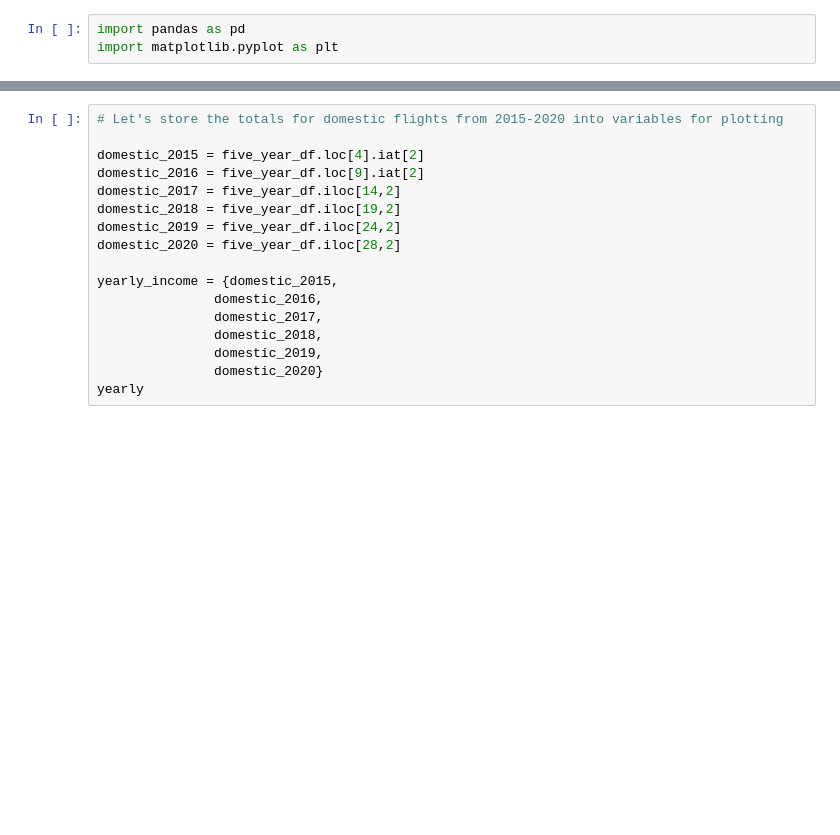
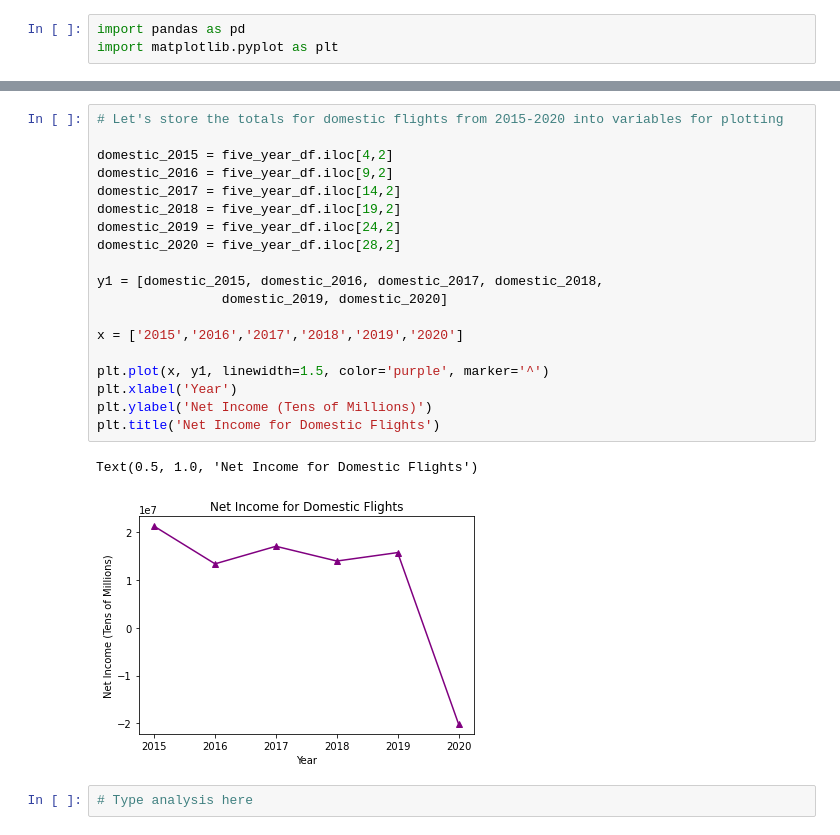
Before and after one commit to llhabers/Covid-19_Impact_on_the_US_Airline_Industry, a Jupyter notebook: mario/step-1- .ipynb, the cells around one changed output, grey strips where cells are left out. Drawn from its saved outputs; the diff is of its cells as text; blank space fills up the shorter version.

```diff
--- a/mario/step-1- .ipynb
+++ b/mario/step-1- .ipynb
@@ -42,17 +42,24 @@ five_year_df.head(10)
 # %%
 # Let's store the totals for domestic flights from 2015-2020 into variables for plotting
 
-domestic_2015 = five_year_df.loc[4].iat[2]
-domestic_2016 = five_year_df.loc[9].iat[2]
+domestic_2015 = five_year_df.iloc[4,2]
+domestic_2016 = five_year_df.iloc[9,2]
 domestic_2017 = five_year_df.iloc[14,2]
 domestic_2018 = five_year_df.iloc[19,2]
 domestic_2019 = five_year_df.iloc[24,2]
 domestic_2020 = five_year_df.iloc[28,2]
 
-yearly_income = {domestic_2015,
-               domestic_2016,
-               domestic_2017,
-               domestic_2018,
-               domestic_2019,
-               domestic_2020}
-yearly
+y1 = [domestic_2015, domestic_2016, domestic_2017, domestic_2018,
+                domestic_2019, domestic_2020]
+
+x = ['2015','2016','2017','2018','2019','2020']
+
+plt.plot(x, y1, linewidth=1.5, color='purple', marker='^')
+plt.xlabel('Year')
+plt.ylabel('Net Income (Tens of Millions)')
+plt.title('Net Income for Domestic Flights')
+# %% [output]
+Text(0.5, 1.0, 'Net Income for Domestic Flights')
+[figure, added]
+# %%
+# Type analysis here
```
Also changed, not shown: parts of 4 cells of this notebook.
